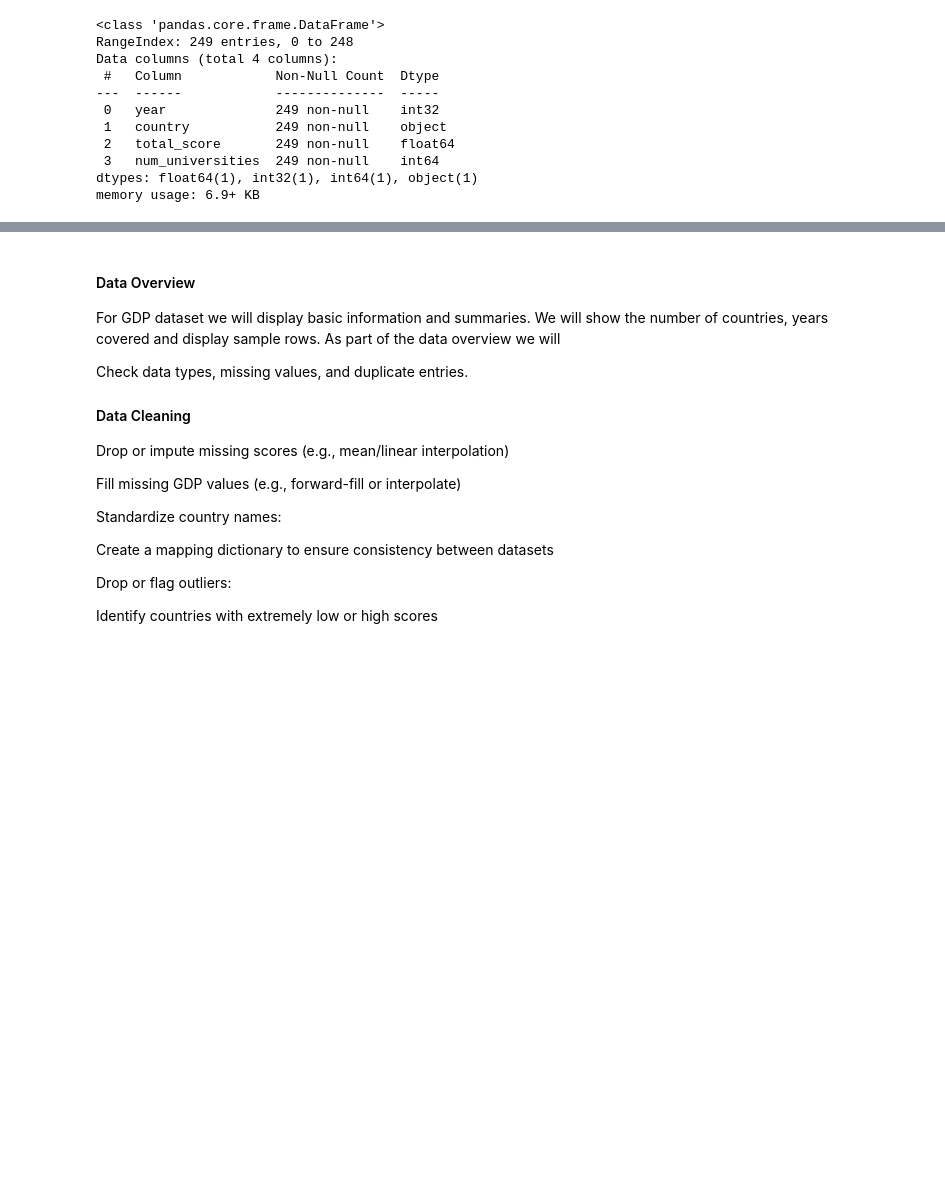
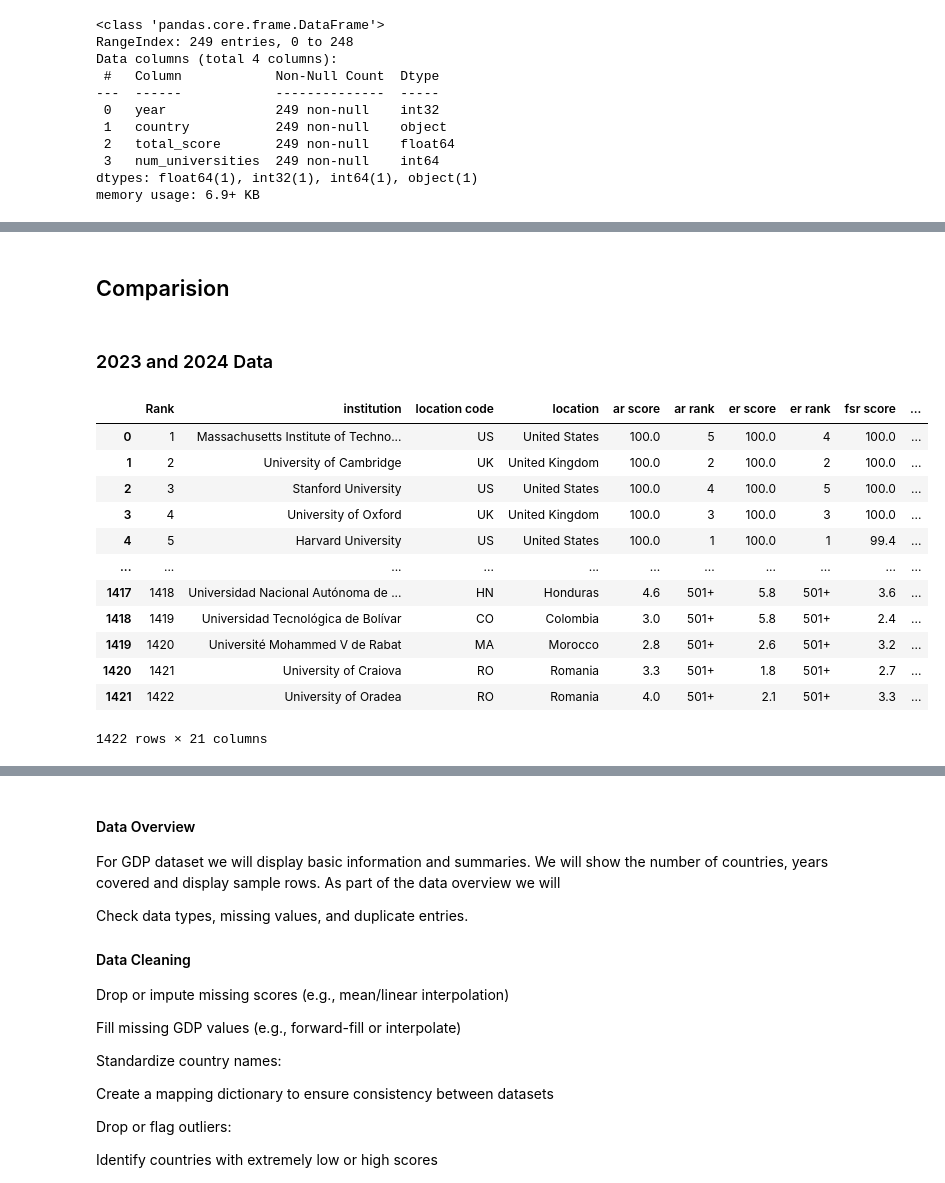
Before and after one commit to i11g/Data-Science-Project, a Jupyter notebook: Data.ipynb, the cells around one changed output, grey strips where cells are left out. Saved outputs shown, nothing was run; the diff lists cells and outputs as text; code cells hidden in the pictures; blank space fills up the shorter version.

```diff
--- a/Data.ipynb
+++ b/Data.ipynb
@@ -642,0 +983,22 @@ memory usage: 6.9+ KB
+# %% [markdown]
+## Comparision
+# %% [markdown]
+### 2023 and 2024 Data
+# %%
+df_rank_2023 = pd.read_csv("data/2023 QS World University Rankings.csv")
+# %%
+df_rank_2023
+# %% [output]
+|  | Rank | institution | location code | location | ar score | ar rank | er score | er rank | fsr score | ... |
+| 0 | 1 | Massachusetts Institute of Techno... | US | United States | 100.0 | 5 | 100.0 | 4 | 100.0 | ... |
+| 1 | 2 | University of Cambridge | UK | United Kingdom | 100.0 | 2 | 100.0 | 2 | 100.0 | ... |
+| 2 | 3 | Stanford University | US | United States | 100.0 | 4 | 100.0 | 5 | 100.0 | ... |
+| 3 | 4 | University of Oxford | UK | United Kingdom | 100.0 | 3 | 100.0 | 3 | 100.0 | ... |
+| 4 | 5 | Harvard University | US | United States | 100.0 | 1 | 100.0 | 1 | 99.4 | ... |
+| ... | ... | ... | ... | ... | ... | ... | ... | ... | ... | ... |
+| 1417 | 1418 | Universidad Nacional Autónoma de ... | HN | Honduras | 4.6 | 501+ | 5.8 | 501+ | 3.6 | ... |
+| 1418 | 1419 | Universidad Tecnológica de Bolívar | CO | Colombia | 3.0 | 501+ | 5.8 | 501+ | 2.4 | ... |
+| 1419 | 1420 | Université Mohammed V de Rabat | MA | Morocco | 2.8 | 501+ | 2.6 | 501+ | 3.2 | ... |
+| 1420 | 1421 | University of Craiova | RO | Romania | 3.3 | 501+ | 1.8 | 501+ | 2.7 | ... |
+| 1421 | 1422 | University of Oradea | RO | Romania | 4.0 | 501+ | 2.1 | 501+ | 3.3 | ... |
+1422 rows × 21 columns
```
Also changed, not shown: parts of 22 cells of this notebook, 5 other files.
